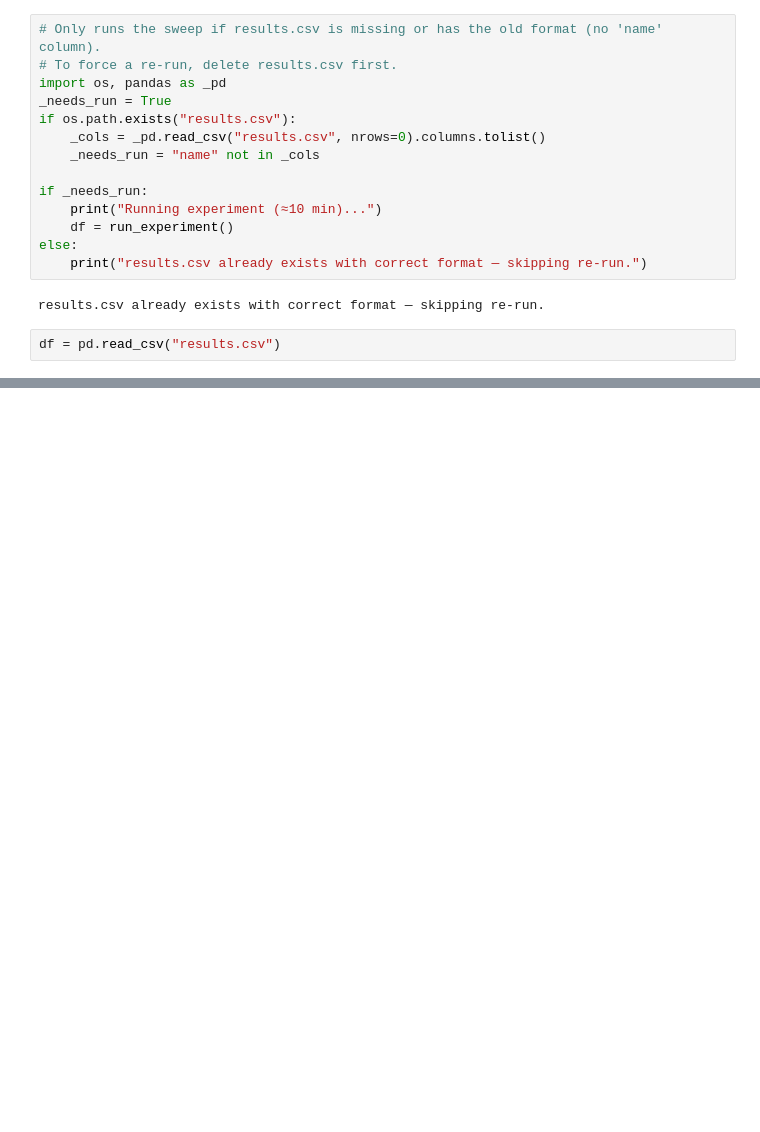
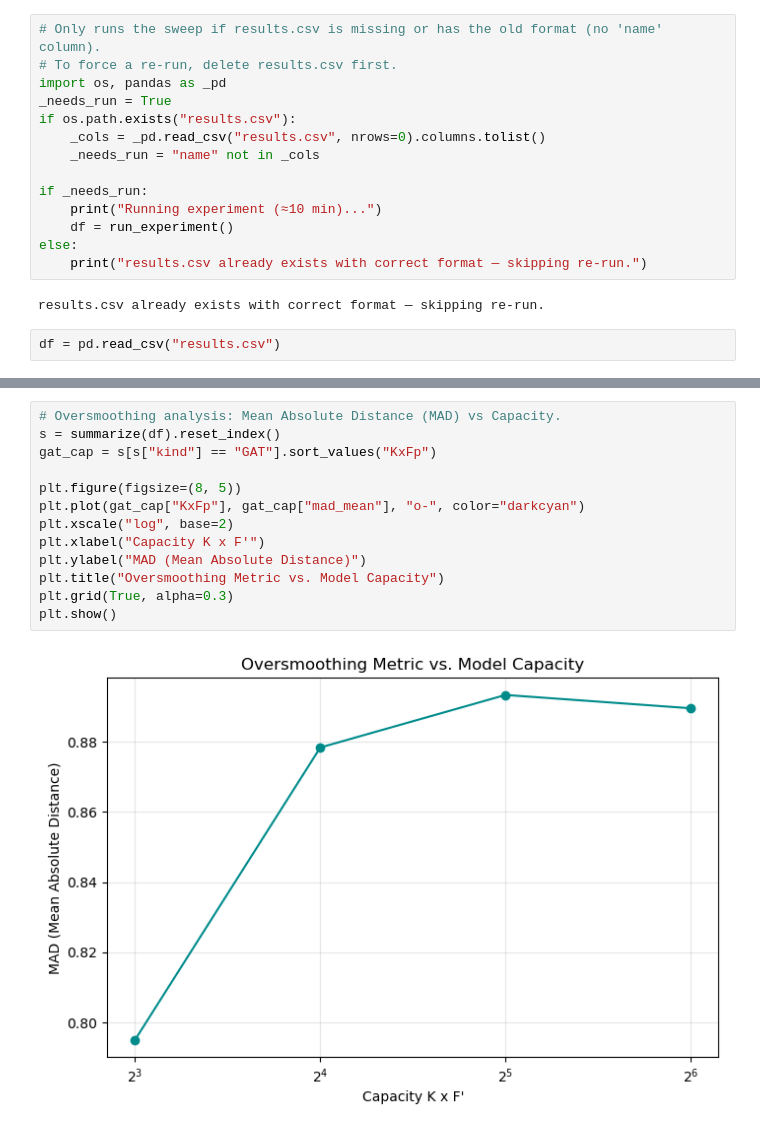
Before and after one commit to nilsmbecker/cora_neural-network, a Jupyter notebook: main.ipynb, the cells around one changed output, grey strips where cells are left out. Saved outputs shown, nothing was run; the diff lists cells and outputs as text; blank space fills up the shorter version.

```diff
--- a/main.ipynb
+++ b/main.ipynb
@@ -148,3 +204,18 @@ plt.show()
+# %%
+# Oversmoothing analysis: Mean Absolute Distance (MAD) vs Capacity.
+s = summarize(df).reset_index()
+gat_cap = s[s["kind"] == "GAT"].sort_values("KxFp")
+
+plt.figure(figsize=(8, 5))
+plt.plot(gat_cap["KxFp"], gat_cap["mad_mean"], "o-", color="darkcyan")
+plt.xscale("log", base=2)
+plt.xlabel("Capacity K x F'")
+plt.ylabel("MAD (Mean Absolute Distance)")
+plt.title("Oversmoothing Metric vs. Model Capacity")
+plt.grid(True, alpha=0.3)
+plt.show()
+# %% [output]
+[figure, added]
 # %%
 # t-SNE of final node embeddings: GCN vs GAT baseline (seed 0).
 import torch
```
Also changed, not shown: parts of 7 cells of this notebook, 4 other files.
